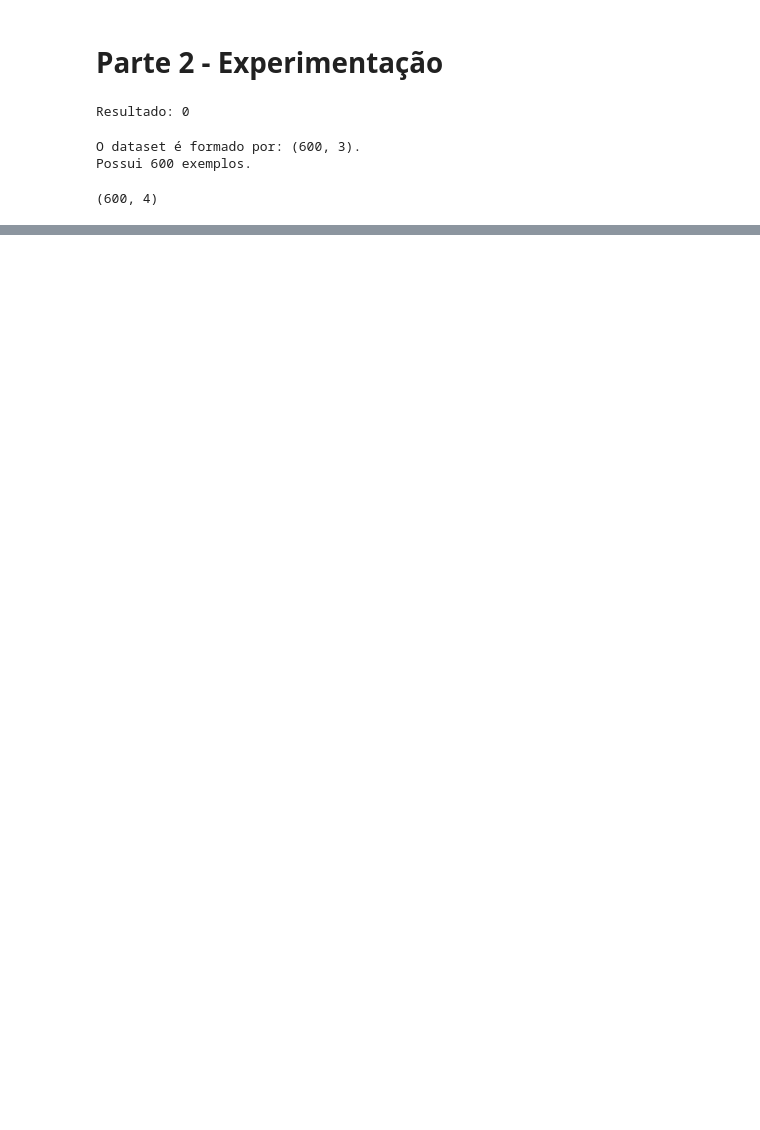
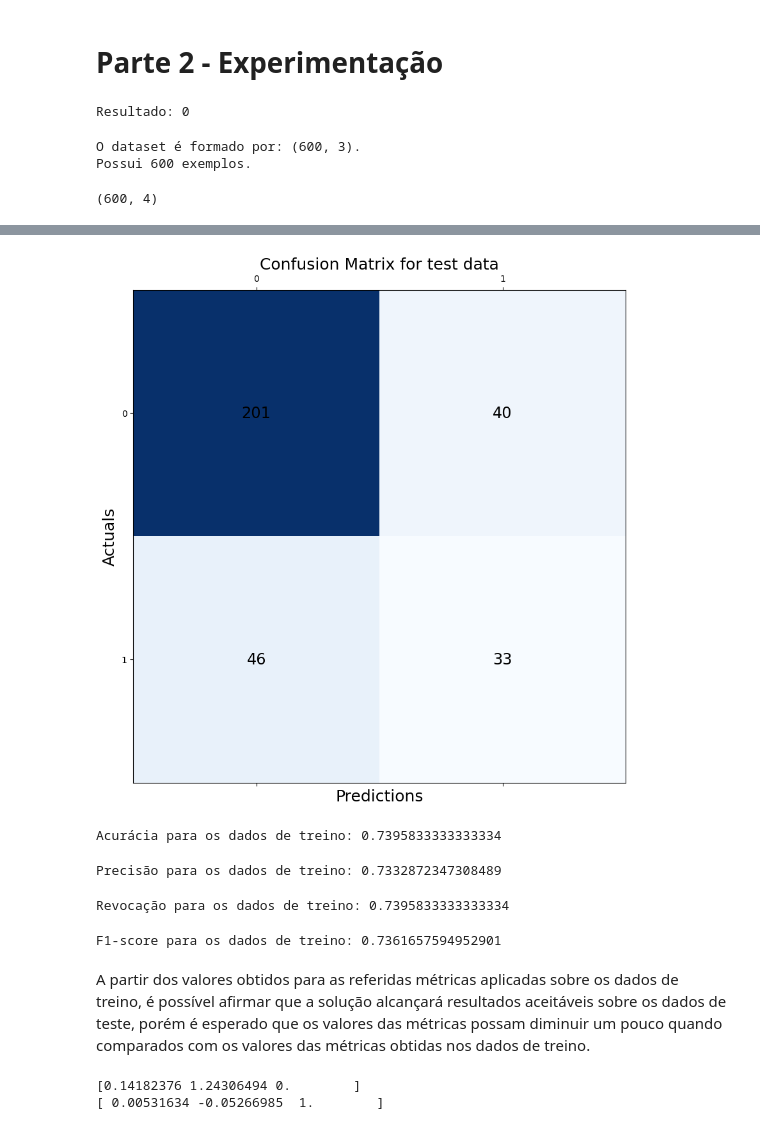
Before and after one commit to carlosMachado1/aprendizado-supervisionado-neuronio-perceptron, a Jupyter notebook: atividade-2.1-redes-neurais.ipynb, the cells around one changed output, grey strips where cells are left out. Cells and saved outputs as stored; diff of their text form; code cells hidden in the pictures; blank space fills up the shorter version.

```diff
--- a/atividade-2.1-redes-neurais.ipynb
+++ b/atividade-2.1-redes-neurais.ipynb
@@ -394,0 +526,2 @@ table_plot(col_names, l_statistic_data)
+# %%
+hold_weight= holdout_learning(train, weights)
@@ -394,0 +546,44 @@ table_plot(col_names, l_statistic_data)
+# %%
+#função que realizará a predição
+
+
+def holdout_pred(test_data, weig):
+    real_value = np.empty((test_data.shape[0],1))
+    pred_value = np.empty((test_data.shape[0],1))
+
+    for i in range(len(test_data)):
+        result=0
+        for j in range(len(test_data[0])-1):
+            aux = (test_data[i][j]*weig[j])
+            hold_result = aux + result
+            #print("valor da iteracao",i,":",result)
+
+        hold_act = act_func(hold_result)
+        real_value[i] = int(test_data[i][3])
+        pred_value[i] = hold_act
+    return real_value, pred_value
+# %%
+real, pred = holdout_pred(test,hold_weight)
+# %%
+#convertendo os valores obtidos para números inteiro
+
+
+real = real.astype(int)
+pred = pred.astype(int)
+# %%
+#matriz de confusão para os dados de teste
+
+
+conf_matrix = confusion_matrix(real, pred)
+fig, ax = plt.subplots(figsize=(10, 10))
+ax.matshow(conf_matrix, cmap=plt.cm.Blues, alpha=1)
+for i in range(conf_matrix.shape[0]):
+    for j in range(conf_matrix.shape[1]):
+        ax.text(x=j, y=i,s=conf_matrix[i, j], va='center', ha='center', size='xx-large')
+
+plt.xlabel('Predictions', fontsize=18)
+plt.ylabel('Actuals', fontsize=18)
+plt.title('Confusion Matrix for test data', fontsize=18)
+plt.show()
+# %% [output]
+[figure, added]
@@ -394,0 +592,22 @@ table_plot(col_names, l_statistic_data)
+# %%
+result_acc_train = accuracy_score(real_train,pred_train)
+print("Acurácia para os dados de treino:", result_acc_train)
+# %% [output]
+Acurácia para os dados de treino: 0.7395833333333334
+# %%
+result_prec_train = precision_score(real_train, pred_train, average='weighted', zero_division=0)
+print("Precisão para os dados de treino:",result_prec_train)
+# %% [output]
+Precisão para os dados de treino: 0.7332872347308489
+# %%
+result_rec_train = recall_score(real_train, pred_train, average='weighted')
+print("Revocação para os dados de treino:",result_rec_train)
+# %% [output]
+Revocação para os dados de treino: 0.7395833333333334
+# %%
+result_f1_train = f1_score(real_train, pred_train, average='weighted')
+print("F1-score para os dados de treino:",result_f1_train)
+# %% [output]
+F1-score para os dados de treino: 0.7361657594952901
+# %% [markdown]
+A partir dos valores obtidos para as referidas métricas aplicadas sobre os dados de treino, é possível afirmar que a solução alcançará resultados aceitáveis sobre os dados de teste, porém é esperado que os valores das métricas possam diminuir um pouco quando comparados com os valores das métricas obtidas nos dados de treino.
@@ -394,0 +620,6 @@ table_plot(col_names, l_statistic_data)
+# %%
+print(test[0])
+print(train[0])
+# %% [output]
+[0.14182376 1.24306494 0.        ]
+[ 0.00531634 -0.05266985  1.        ]
```
Also changed, not shown: parts of 23 cells of this notebook, 2 other files.
